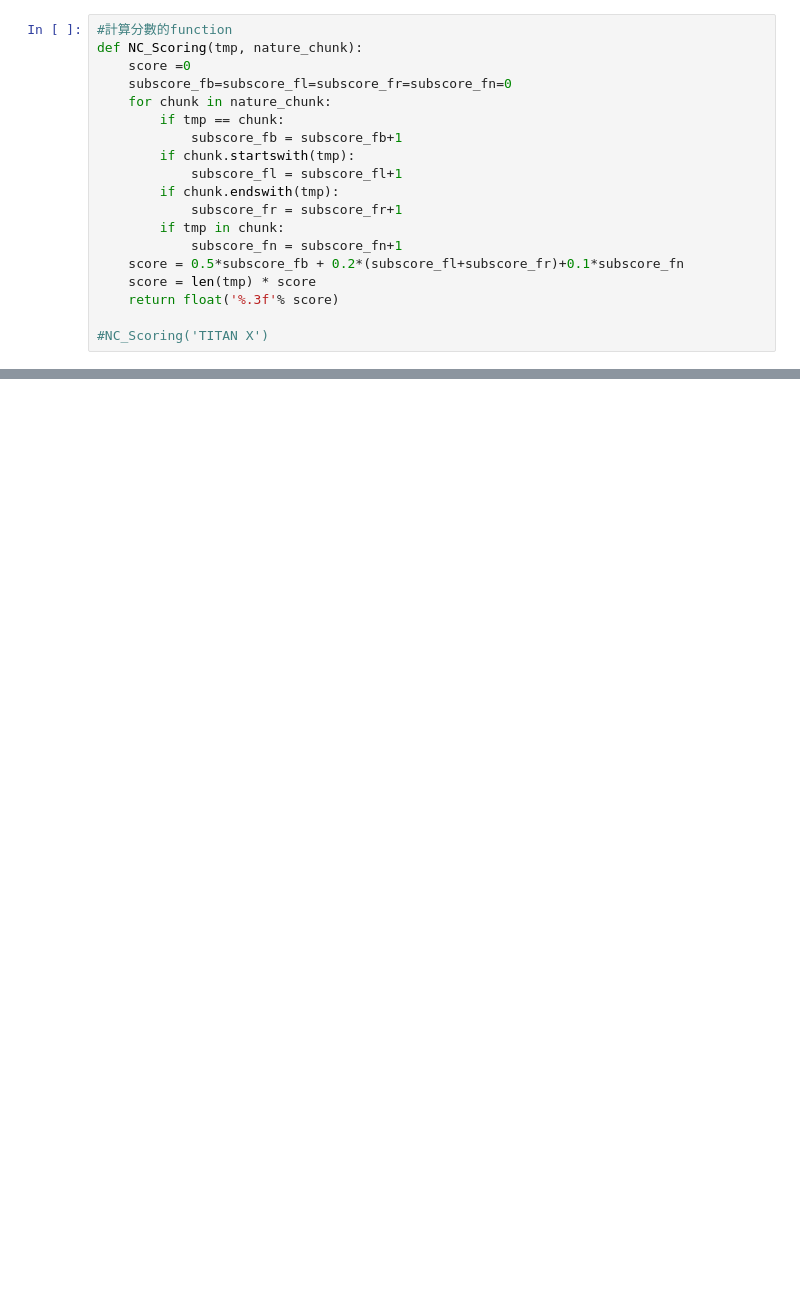
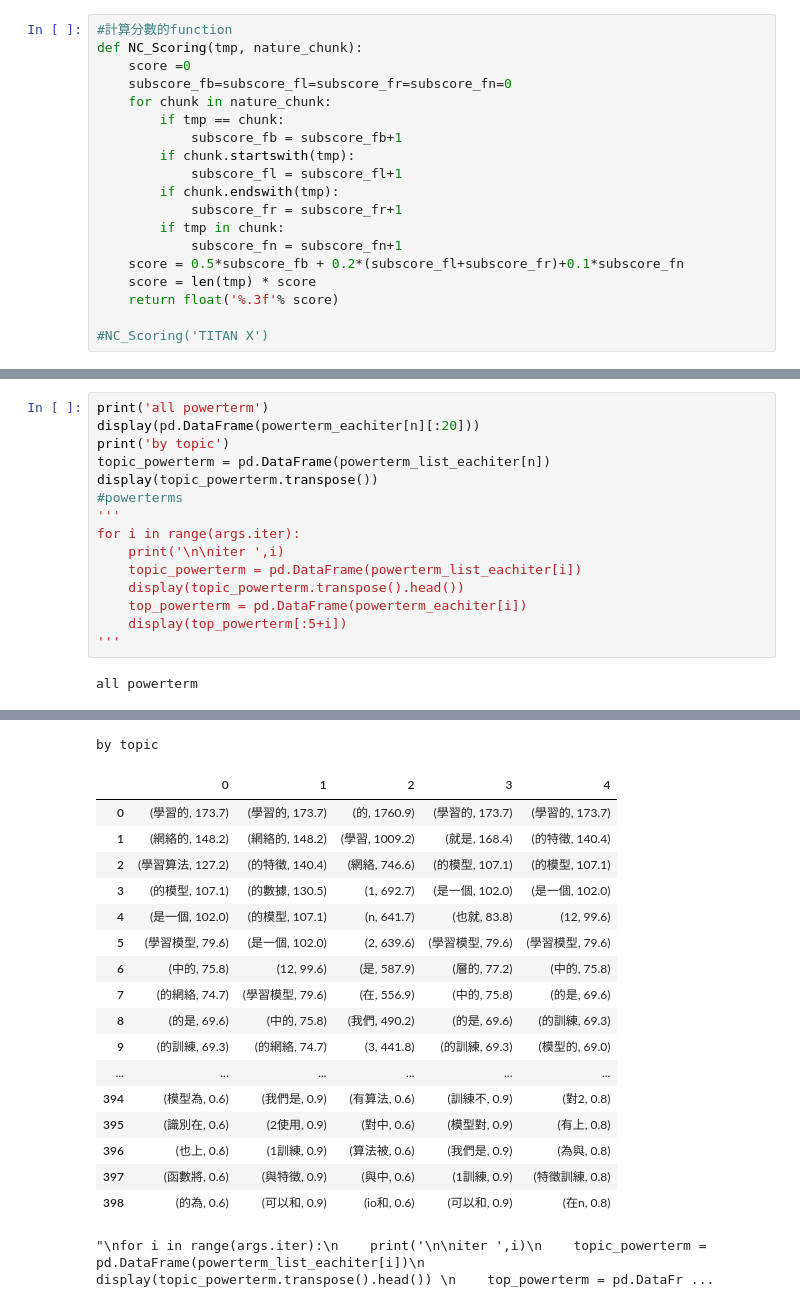
Before and after one commit to Backlu/textmining, a Jupyter notebook: unsupervised_text_feature_extraction.ipynb, the cells around one changed output, grey strips where cells are left out. Saved outputs shown, nothing was run; the diff lists cells and outputs as text; blank space fills up the shorter version.

```diff
--- a/unsupervised_text_feature_extraction.ipynb
+++ b/unsupervised_text_feature_extraction.ipynb
@@ -159,0 +565,17 @@ powerterm
+# %%
+print('all powerterm')
+display(pd.DataFrame(powerterm_eachiter[n][:20]))
+print('by topic')
+topic_powerterm = pd.DataFrame(powerterm_list_eachiter[n])
+display(topic_powerterm.transpose())
+#powerterms
+'''
+for i in range(args.iter):
+    print('\n\niter ',i)
+    topic_powerterm = pd.DataFrame(powerterm_list_eachiter[i])
+    display(topic_powerterm.transpose().head())
+    top_powerterm = pd.DataFrame(powerterm_eachiter[i])
+    display(top_powerterm[:5+i])
+'''
+# %% [output]
+all powerterm
@@ -159,0 +599,19 @@ powerterm
+by topic
+|  | 0 | 1 | 2 | 3 | 4 |
+| 0 | (學習的, 173.7) | (學習的, 173.7) | (的, 1760.9) | (學習的, 173.7) | (學習的, 173.7) |
+| 1 | (網絡的, 148.2) | (網絡的, 148.2) | (學習, 1009.2) | (就是, 168.4) | (的特徵, 140.4) |
+| 2 | (學習算法, 127.2) | (的特徵, 140.4) | (網絡, 746.6) | (的模型, 107.1) | (的模型, 107.1) |
+| 3 | (的模型, 107.1) | (的數據, 130.5) | (1, 692.7) | (是一個, 102.0) | (是一個, 102.0) |
+| 4 | (是一個, 102.0) | (的模型, 107.1) | (n, 641.7) | (也就, 83.8) | (12, 99.6) |
+| 5 | (學習模型, 79.6) | (是一個, 102.0) | (2, 639.6) | (學習模型, 79.6) | (學習模型, 79.6) |
+| 6 | (中的, 75.8) | (12, 99.6) | (是, 587.9) | (層的, 77.2) | (中的, 75.8) |
+| 7 | (的網絡, 74.7) | (學習模型, 79.6) | (在, 556.9) | (中的, 75.8) | (的是, 69.6) |
+| 8 | (的是, 69.6) | (中的, 75.8) | (我們, 490.2) | (的是, 69.6) | (的訓練, 69.3) |
+| 9 | (的訓練, 69.3) | (的網絡, 74.7) | (3, 441.8) | (的訓練, 69.3) | (模型的, 69.0) |
+| ... | ... | ... | ... | ... | ... |
+| 394 | (模型為, 0.6) | (我們是, 0.9) | (有算法, 0.6) | (訓練不, 0.9) | (對2, 0.8) |
+| 395 | (識別在, 0.6) | (2使用, 0.9) | (對中, 0.6) | (模型對, 0.9) | (有上, 0.8) |
+| 396 | (也上, 0.6) | (1訓練, 0.9) | (算法被, 0.6) | (我們是, 0.9) | (為與, 0.8) |
+| 397 | (函數將, 0.6) | (與特徵, 0.9) | (與中, 0.6) | (1訓練, 0.9) | (特徵訓練, 0.8) |
+| 398 | (的為, 0.6) | (可以和, 0.9) | (io和, 0.6) | (可以和, 0.9) | (在n, 0.8) |
+"\nfor i in range(args.iter):\n    print('\n\niter ',i)\n    topic_powerterm = pd.DataFrame(powerterm_list_eachiter[i])\n    display(topic_powerterm.transpose().head()) \n    top_powerterm = pd.DataFr ...
```
Also changed, not shown: parts of 26 cells of this notebook, 3 other files.
